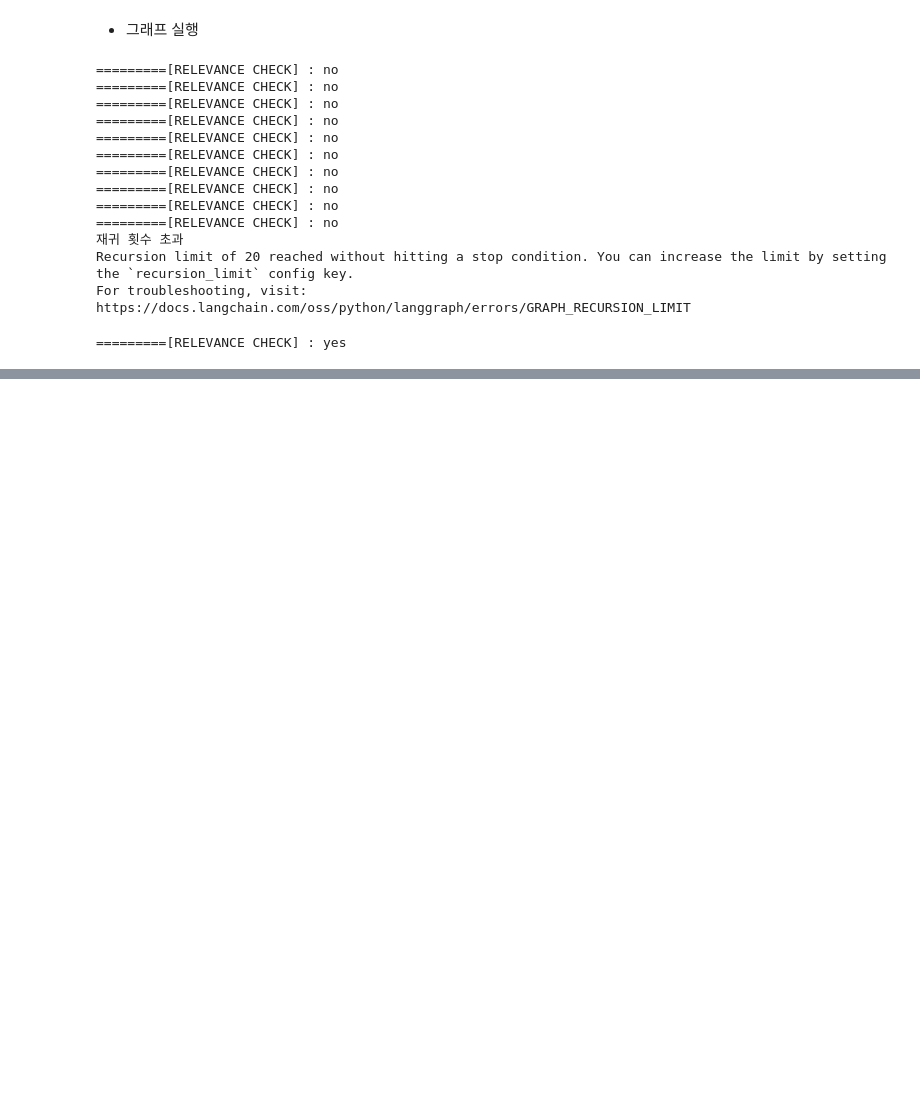
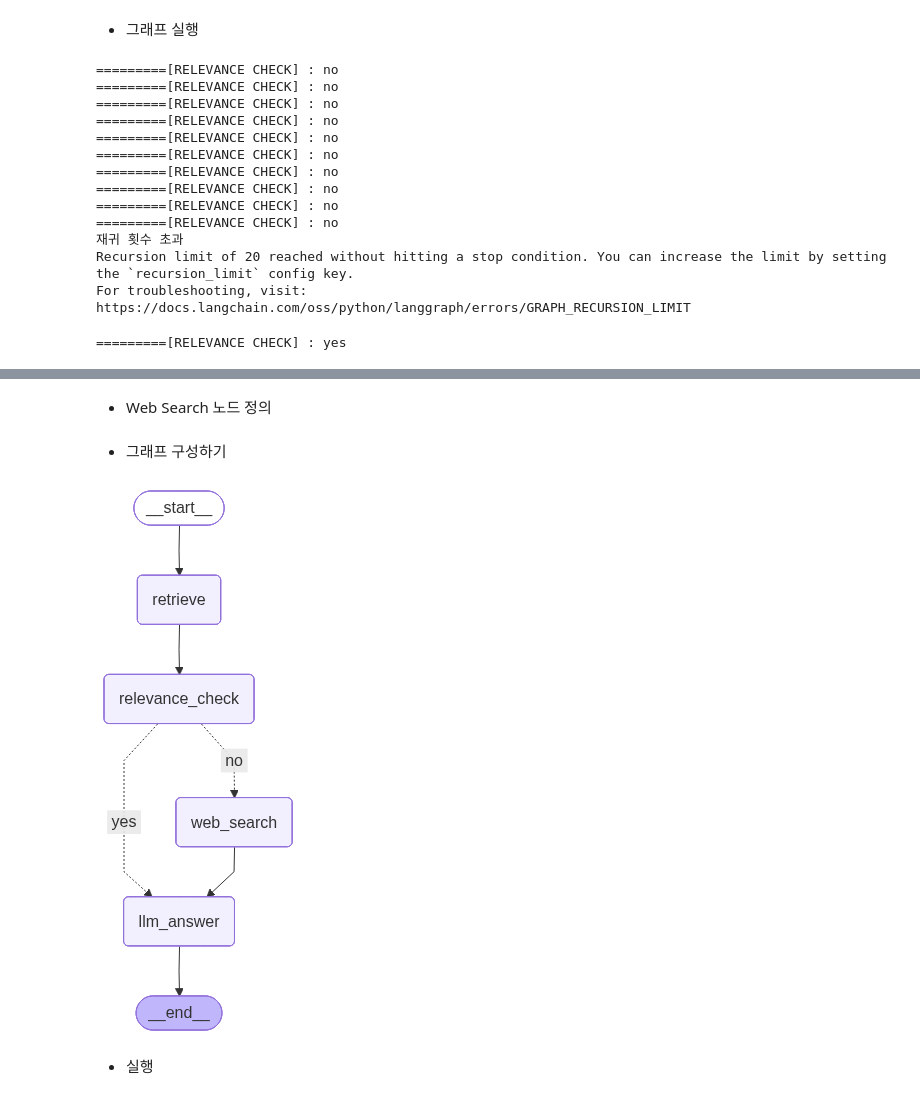
Before and after one commit to miracle-john/Langchain, a Jupyter notebook: LC07_LangGraph_핵심기능_이해_최신.ipynb, the cells around one changed output, grey strips where cells are left out. Cells and saved outputs as stored; diff of their text form; code cells hidden in the pictures; blank space fills up the shorter version.

```diff
--- a/LC07_LangGraph_핵심기능_이해_최신.ipynb
+++ b/LC07_LangGraph_핵심기능_이해_최신.ipynb
@@ -1021,0 +941,55 @@ print("\n[답변]:\n", res['answer'])
+# %% [markdown]
+- Web Search 노드 정의
+# %%
+# 도구생성
+tavily_tool = TavilySearch(max_results=3)
+
+def web_search(s : RAGState) -> RAGState :
+  # 검색결과 반환
+  search_result = tavily_tool.invoke(s['question'])
+
+  #검색결과를 하나로 병합
+  context = "\n\n".join([
+     doc['content'] for doc in search_result['results']
+  ])
+
+  return RAGState(context=context)
+# %% [markdown]
+- 그래프 구성하기
+# %%
+# 그래프 정의
+workflow = StateGraph(RAGState)
+
+# 노드 정의
+workflow.add_node("retrieve", retrieve_node)
+workflow.add_node("relevance_check", relevance_check)
+workflow.add_node("web_search", web_search)
+workflow.add_node("llm_answer", llm_answer)
+
+# 엣지 정의
+workflow.add_edge(START, "retrieve")
+workflow.add_edge("retrieve", "relevance_check")
+## 조건부 엣지 추가
+def is_relevant(s:RAGState) -> RAGState :
+  return s['relevance']
+workflow.add_conditional_edges(
+    "relevance_check", # 조건 분기가 시작될 노드이름
+    is_relevant, # 라우터 함수
+    { # path map
+        "yes" : "llm_answer",
+        "no" : "web_search"
+        }
+)
+workflow.add_edge("web_search","llm_answer")
+workflow.add_edge("llm_answer", END)
+
+# 체크포인터 생성(메모리 역할)
+memory = MemorySaver()
+# 그래프 컴파일
+app = workflow.compile(checkpointer=memory)
+# 그래프 시각화
+display(Image(app.get_graph().draw_mermaid_png()))
+# %% [output]
+[figure, added]
+# %% [markdown]
+- 실행
```
Also changed, not shown: parts of 33 cells of this notebook, 1 other file.
